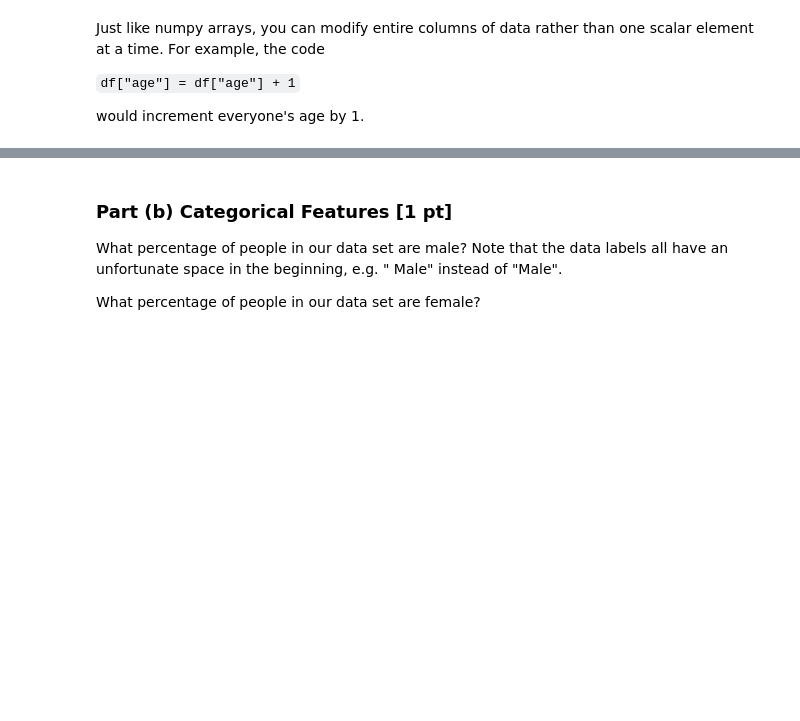
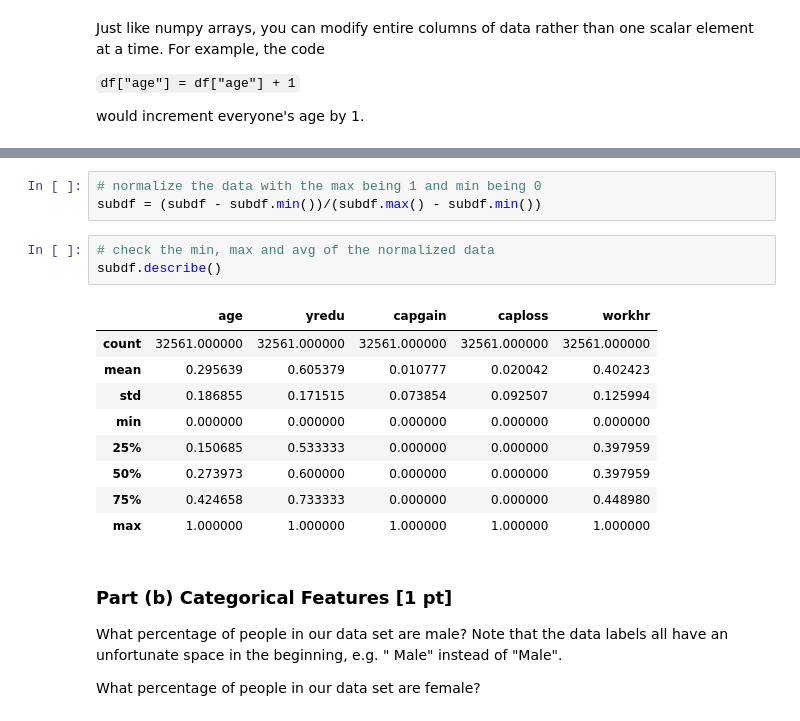
Before and after one commit to 0xC000005/APS360, a Jupyter notebook: Labs/Lab4/Lab4 Data Imputation.ipynb, the cells around one changed output, grey strips where cells are left out. Drawn from its saved outputs; the diff is of its cells as text; blank space fills up the shorter version.

```diff
--- a/Labs/Lab4/Lab4 Data Imputation.ipynb
+++ b/Labs/Lab4/Lab4 Data Imputation.ipynb
@@ -133,3 +146,19 @@ would increment everyone's age by 1.
+# %%
+# normalize the data with the max being 1 and min being 0
+subdf = (subdf - subdf.min())/(subdf.max() - subdf.min())
+# %%
+# check the min, max and avg of the normalized data
+subdf.describe()
+# %% [output]
+|  | age | yredu | capgain | caploss | workhr |
+| count | 32561.000000 | 32561.000000 | 32561.000000 | 32561.000000 | 32561.000000 |
+| mean | 0.295639 | 0.605379 | 0.010777 | 0.020042 | 0.402423 |
+| std | 0.186855 | 0.171515 | 0.073854 | 0.092507 | 0.125994 |
+| min | 0.000000 | 0.000000 | 0.000000 | 0.000000 | 0.000000 |
+| 25% | 0.150685 | 0.533333 | 0.000000 | 0.000000 | 0.397959 |
+| 50% | 0.273973 | 0.600000 | 0.000000 | 0.000000 | 0.397959 |
+| 75% | 0.424658 | 0.733333 | 0.000000 | 0.000000 | 0.448980 |
+| max | 1.000000 | 1.000000 | 1.000000 | 1.000000 | 1.000000 |
 # %% [markdown]
 ### Part (b) Categorical Features [1 pt]
 
```
Also changed, not shown: parts of 32 cells of this notebook.
